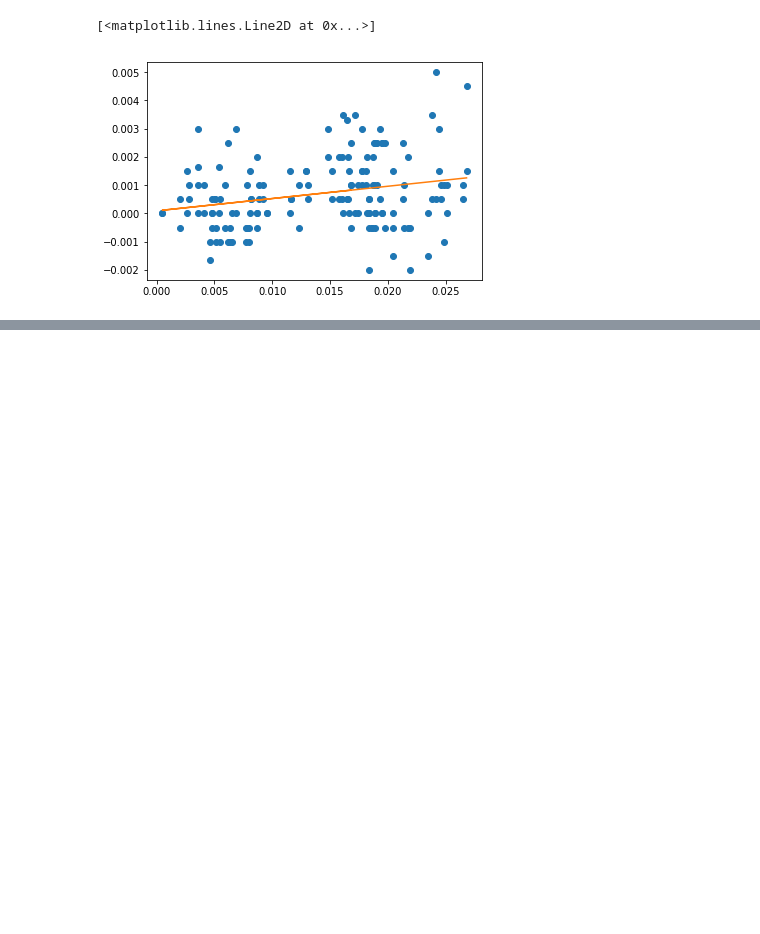
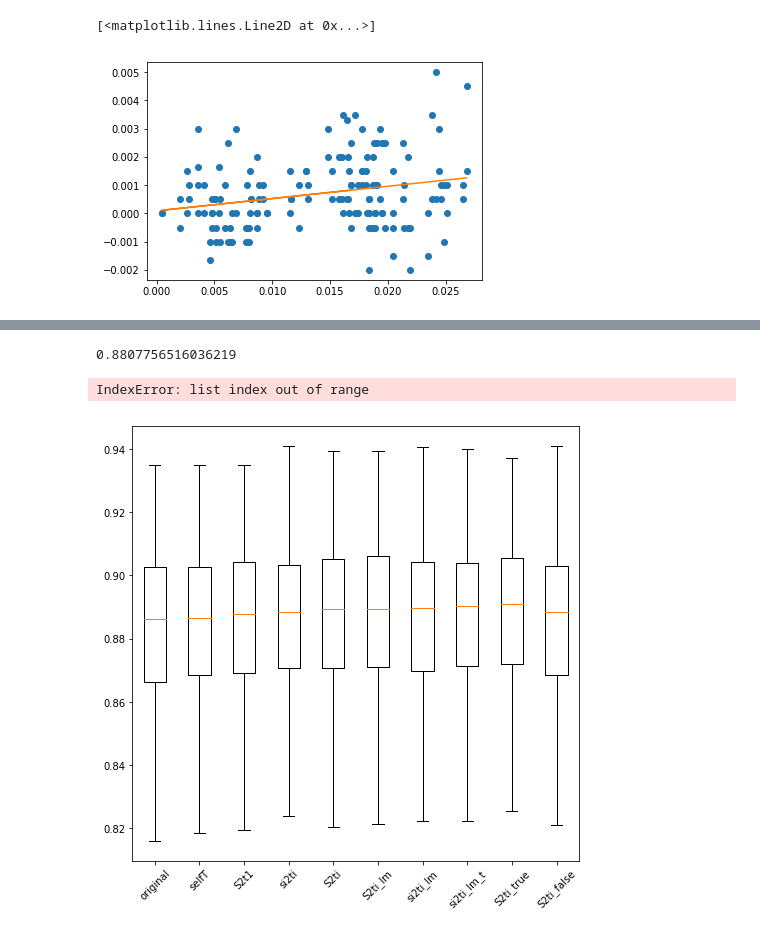
Before and after one commit to zycalice/domain-adaptation-nlp, a Jupyter notebook: notebooks/CIS620_project2_amazon.ipynb, the cells around one changed output, grey strips where cells are left out. Drawn from its saved outputs; the diff is of its cells as text; code cells hidden in the pictures; blank space fills up the shorter version.

Commit message:
A lot of new metric, best model = si2ti_prob_4
A lot of new metric, best model = si2ti_prob_4

```diff
--- a/notebooks/CIS620_project2_amazon.ipynb
+++ b/notebooks/CIS620_project2_amazon.ipynb
@@ -917,0 +1669,3 @@ plt.plot(x, m*x + b)
+# %%
+%%notify
+si2ti_5 = all_combination_test(si2ti,5, dist_eval = True)
@@ -917,0 +1731,28 @@ plt.plot(x, m*x + b)
+# %%
+np.mean(si2ti_lastModel_5[2])
+# %% [output]
+0.8807756516036219
+# %%
+si2ti_5_clean = [
+    [si2ti_5[0][i] for i,val in enumerate(all_2000_index) if val],
+    [si2ti_5[1][i] for i,val in enumerate(all_2000_index) if val],
+    [si2ti_5[2][i] for i,val in enumerate(all_2000_index) if val],
+    [si2ti_5[3][i] for i,val in enumerate(all_2000_index) if val],
+]
+# %% [output]
+IndexError: list index out of range
+# %%
+plt.figure(figsize = [8,8])
+plt.boxplot([si2ti_5_clean[1],selfT_clean[2],S2t1_5_clean[2],si2ti_5_clean[2],S2ti_5_clean[2],
+             S2ti_lastModel_5_clean[2],si2ti_lastModel_5_clean[2], si2ti_lastModel_true_5_clean[2],
+             S2ti_true_5_clean[2],S2ti_false_5_clean[2]
+            ],
+            labels = ['original','selfT','S2t1','si2ti','S2ti',
+                      'S2ti_lm','si2ti_lm','si2ti_lm_t',
+                      'S2ti_true','S2ti_false'
+                     ],
+            showfliers=False)
+plt.xticks(rotation=45)
+plt.show()
+# %% [output]
+[figure, added]
```
Also changed, not shown: parts of 57 cells of this notebook.
